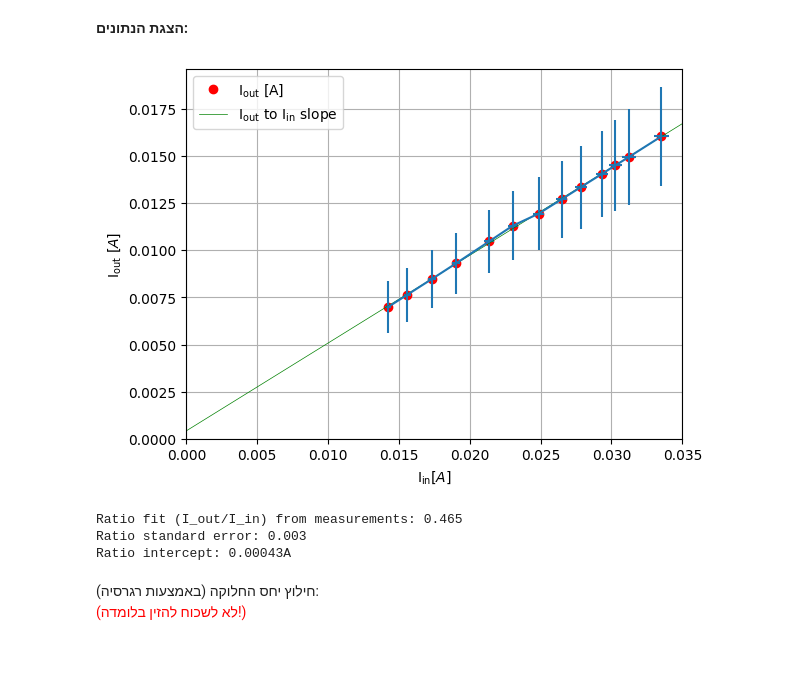
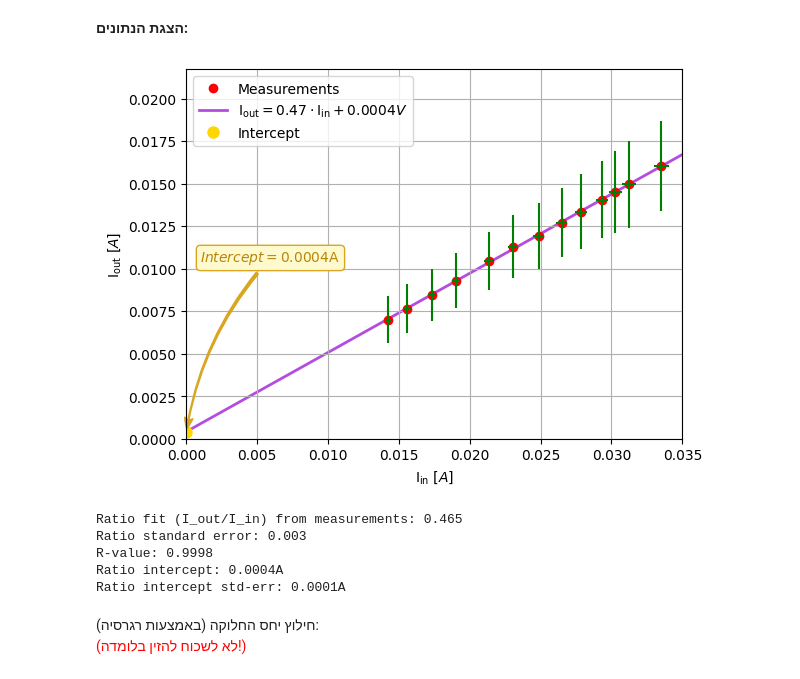
Before and after one commit to katzuv/studies, a Jupyter notebook: 2025S/Lab/03 DC.ipynb, the cells around one changed output. Saved outputs shown, nothing was run; the diff lists cells and outputs as text; code cells hidden in the pictures.

```diff
--- a/2025S/Lab/03 DC.ipynb
+++ b/2025S/Lab/03 DC.ipynb
@@ -272,32 +285,55 @@ I_in_err = I_in * (1.5 / 100)
 # %% [markdown]
 <div dir=rtl> <b> הצגת הנתונים: </b> <br>
 # %%
-plt.plot(I_in, I_out, 'ro', label=r'$\mathrm{I_{out}\ [A]}$')
-plt.errorbar(I_in, I_out, xerr=I_in_err, yerr=I_out_err)  #, linestyle='')
-plt.xlabel(r'$\mathrm{I_{in}} [A]$')
+plt.plot(I_in, I_out, 'ro', label="Measurements")
+plt.errorbar(I_in, I_out, xerr=I_in_err, yerr=I_out_err, linestyle='', ecolor='green')
+plt.xlabel(r'$\mathrm{I_{in}}\ [A]$')
 plt.ylabel(r'$\mathrm{I_{out}}\ [A]$')
 
 reg = linregress(I_in, I_out)
-# #print(f'slope={slope:.3f} stderr={stderr:.3f} intercept={intercept:.3f} intercept_stderr={intercept_stderr:.3f} rvalue={rvalue:.3f}')
+#print(f'slope={slope:.3f} stderr={stderr:.3f} intercept={intercept:.3f} intercept_stderr={intercept_stderr:.3f} rvalue={rvalue:.3f}')
 
-lin = np.linspace(0, max(I_in) * 1.1, 200)
-plt.plot(lin, reg.slope * lin + reg.intercept, 'g-', linewidth=.5, label=r'$\mathrm{I_{out}\ to\ I_{in}\ slope}$')
+lin = np.linspace(0, max(I_in) * 1.3, 200)
+plt.plot(lin, reg.slope * lin + reg.intercept, '-', linewidth=2, color='darkviolet', alpha=0.7, label=fr"${{\mathrm{{I_{{out}}}}}} = {reg.slope:.2f}\cdot{{\mathrm{{I_{{in}}}}}} + {reg.intercept:.4f}V$", zorder=1)
+
+plt.plot(0, reg.intercept, "o", color="gold", markersize=8, label="Intercept")
+
+plt.annotate(
+    fr'$Intercept = {reg.intercept:.4f}{{\mathrm{{A}}}}$',
+    xy=(0, reg.intercept),
+    xytext=(0.001, reg.intercept + 0.010),
+    arrowprops=dict(
+        arrowstyle='Fancy,tail_width=0.2,head_width=.6,head_length=.8',
+        color="goldenrod",
+        connectionstyle="arc3,rad=0.15"
+    ),
+    fontsize=10,
+    color="darkgoldenrod",
+    bbox=dict(boxstyle="round,pad=0.3", fc="lemonchiffon", ec="goldenrod", lw=1),
+    zorder=2
+)
+
 plt.legend(loc="upper left")
 
 plt.xlim(left=0, right=0.035)
 plt.ylim(bottom=0)
+plt.grid()
+plt.savefig('plott.svg', format='svg', dpi=300)
 
-plt.grid()
 plt.show()
 
 print(f"Ratio fit (I_out/I_in) from measurements: {reg.slope:.3f}")
 print(f"Ratio standard error: {reg.stderr:.3f}")
-print(f"Ratio intercept: {reg.intercept:.5f}A")
+print(f"R-value: {reg.rvalue:.4f}")
+print(f"Ratio intercept: {reg.intercept:.4f}A")
+print(f"Ratio intercept std-err: {reg.intercept_stderr:.4f}A")
 # %% [output]
-[figure, old version]
+[figure, new version]
 Ratio fit (I_out/I_in) from measurements: 0.465
 Ratio standard error: 0.003
-Ratio intercept: 0.00043A
+R-value: 0.9998
+Ratio intercept: 0.0004A
+Ratio intercept std-err: 0.0001A
 # %% [markdown]
 <div dir=rtl>
 חילוץ יחס החלוקה (באמצעות רגרסיה): <br>
```
Also changed, not shown: parts of 2 cells of this notebook.
